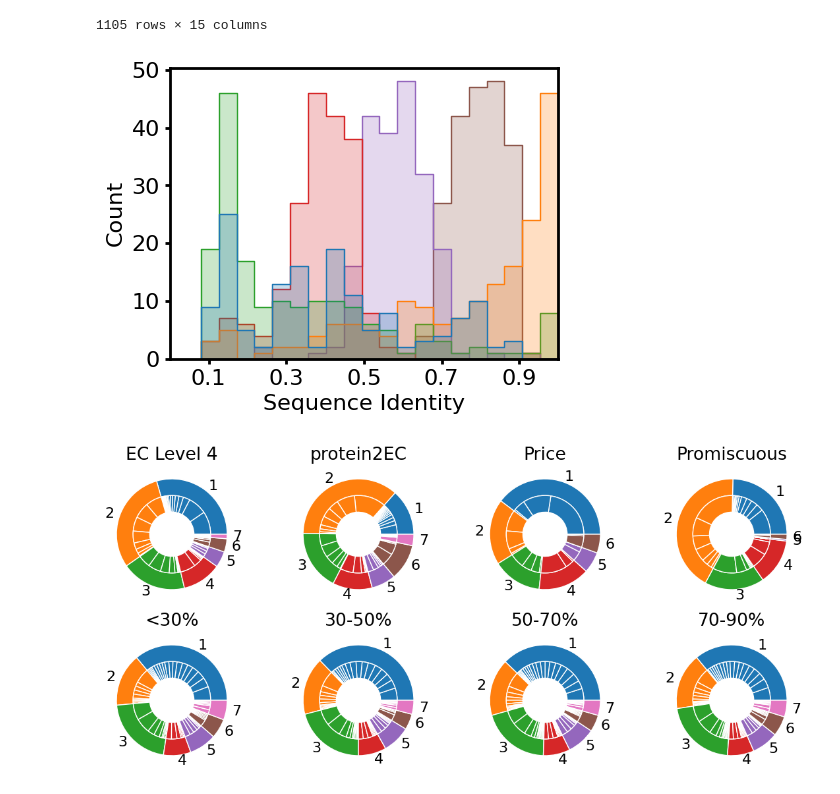
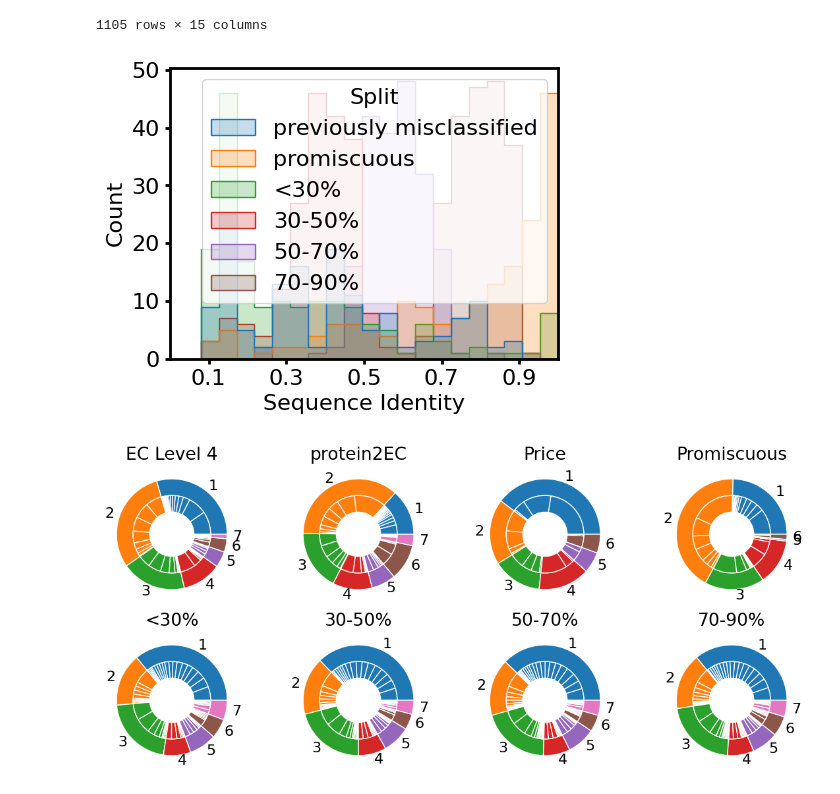
Before and after one commit to jsunn-y/CARE, a Jupyter notebook: generate_datasets_splits/dataset_visualization.ipynb, the cells around one changed output. Cells and saved outputs as stored; diff of their text form; code cells hidden in the pictures.

Commit message:
some new visualization

```diff
--- a/generate_datasets_splits/dataset_visualization.ipynb
+++ b/generate_datasets_splits/dataset_visualization.ipynb
@@ -331,7 +331,7 @@ protein_df_list = [protein2EC.drop_duplicates(subset='EC number'), protein2EC, p
 # %%
 import npysearch as npy
 
-title_list = ['Price', 'Promiscuous', '<30%', '30-50%', '50-70%', '70-90%']
+title_list = ['previously misclassified', 'promiscuous', '<30%', '30-50%', '50-70%', '70-90%']
 fasta_list = ['price.fasta', 'promiscuous.fasta', 'validation_30.fasta', 'validation_50.fasta', 'validation_70.fasta', 'validation_90.fasta']
 
 def get_histograms(title_list, fasta_list):
@@ -408,19 +408,20 @@ all_results
 | 205 | Q1GTY6 | Q2NAA7 | 1 | 543 | 1 | 544 | MARFIFITGGVVSSLGKGLMAASLAALLQARGY... | ... |
 1105 rows × 15 columns
 # %%
-#sns.histplot(all_results, x="Identity", hue="Split", element="step",stat="count", bins=20, fill=False)
 plt.figure(figsize=(5, 4))
-sns.histplot(all_results, x="Identity", hue="Split", element="step",stat="count", bins=20, fill=True, legend=False)
+sns.histplot(all_results, x="Identity", hue="Split", element="step",stat="count", bins=20, fill=True)
+#sns.histplot(all_results, x="Identity", hue="Split", element="step",stat="count", bins=20, fill=True, legend=False)
 plt.xlim(0, 1)
 #plt.xlim(1, 2)
 plt.xticks(np.arange(0.1, 1.1, 0.2))
 plt.xlabel('Sequence Identity')
 plt.tight_layout()
-plt.savefig('figs/task1_similiarty_histogram.png', dpi=500)
+#plt.savefig('figs/task1_similiarty_histogram.png', dpi=500)
+plt.savefig('figs/task1_similiarty_histogram.svg')
 # plt.hist(results['Identity'], histtype='step', fill=False, label=title_list[i], bins=20, density=True, stacked=True)
 #         #plt.title(title_list[i])
 # %% [output]
-[figure, old version]
+[figure, new version]
 # %%
 def make_pie_charts(title_list, df_list):
 
```
Also changed, not shown: parts of 1 cell of this notebook, 4 other files.
